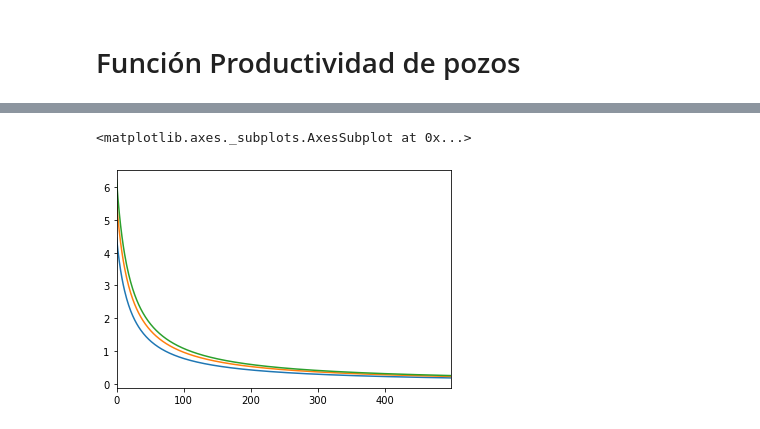
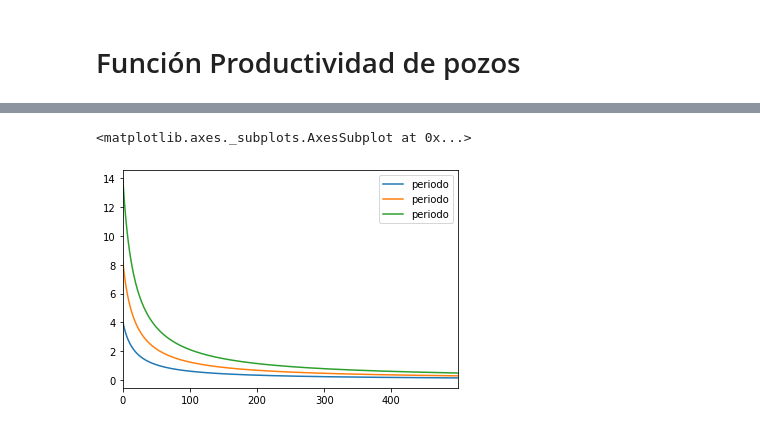
Before and after one commit to eliasft/projects, a Jupyter notebook: productividad_final.ipynb, the cells around one changed output, grey strips where cells are left out. Drawn from its saved outputs; the diff is of its cells as text; code cells hidden in the pictures.

```diff
--- a/productividad_final.ipynb
+++ b/productividad_final.ipynb
@@ -393,18 +404,23 @@ p10.plot.hist()
 # %%
 q10=gasto_aceite.Qi.quantile(.1)
 q50=gasto_aceite.Qi.quantile(.5)
 q90=gasto_aceite.Qi.quantile(.9)
 
+d10=gasto_aceite.di.quantile(.1)
+d50=gasto_aceite.di.quantile(.5)
+d90=gasto_aceite.di.quantile(.9)
+d=gasto_aceite.di.mean()
+
 for x in df:
-    p10=(q10/((1.0+1*0.05*df.periodo)**(1.0/1)))
-    p50=(q50/((1.0+1*0.05*df.periodo)**(1.0/1)))
-    p90=(q90/((1.0+1*0.05*df.periodo)**(1.0/1)))
+    p10=(q10/((1.0+1*d*df.periodo)**(1.0/1)))
+    p50=(q50/((1.0+1*d*df.periodo)**(1.0/1)))
+    p90=(q90/((1.0+1*d*df.periodo)**(1.0/1)))
 
     gasto=pd.DataFrame([[x,p10,p50,p90]])
 
-p10.plot()
-p50.plot()
-p90.plot()
+p10.plot(legend=True)
+p50.plot(legend=True)
+p90.plot(legend=True)
 # %% [output]
 <matplotlib.axes._subplots.AxesSubplot at 0x...>
-[figure, old version]
+[figure, new version]
```
Also changed, not shown: parts of 11 cells of this notebook.
